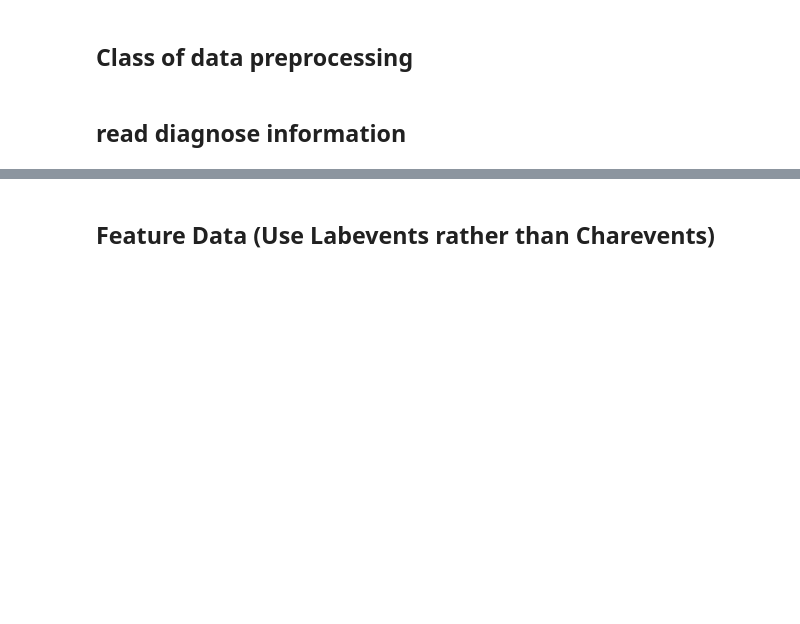
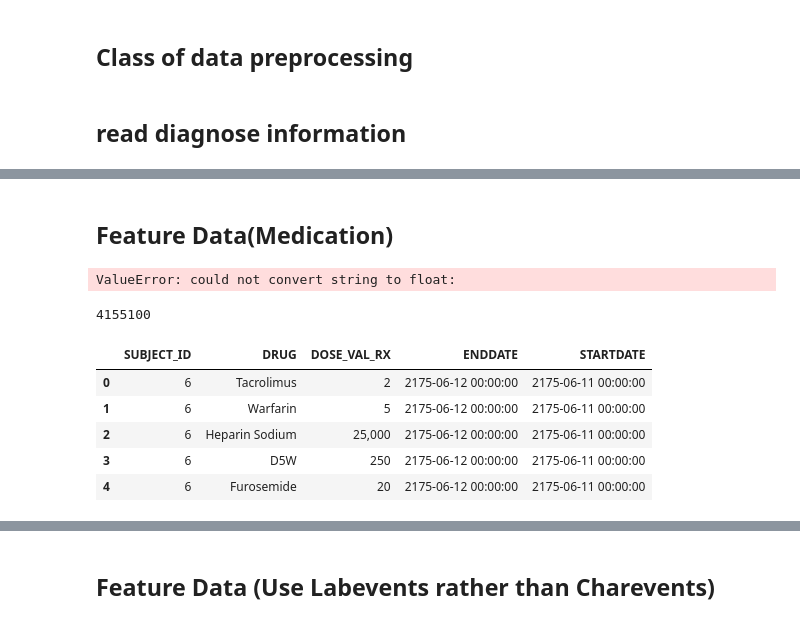
Before and after one commit to liuzi/Clinic-Analysis, a Jupyter notebook: Clustering.ipynb, the cells around one changed output, grey strips where cells are left out. Saved outputs shown, nothing was run; the diff lists cells and outputs as text; code cells hidden in the pictures; blank space fills up the shorter version.

```diff
--- a/Clustering.ipynb
+++ b/Clustering.ipynb
@@ -122,0 +153,2 @@ class Data_Preprocessing():
+# %% [markdown]
+## Feature Data(Medication)
@@ -122,0 +170,29 @@ class Data_Preprocessing():
+# %%
+
+test = pres_clean_df[:4155099]
+test.DOSE_VAL_RX = test.DOSE_VAL_RX.apply(lambda x: \
+#                                           np.average([float(i) for i in digit.sub('',str(x)).split('-')]))
+                                            np.average(list(map(float,digit.sub('',str(x)).split('-')))))
+
+
+test.head()
+# %% [output]
+ValueError: could not convert string to float:
+# %%
+len(pres_clean_df)
+# %% [output]
+4155100
+# %%
+## Delete records with less frequent drugs
+topN = 100
+pres_mostfreq = pres_clean_df.groupby('DRUG').size().\
+reset_index(name='counts').sort_values(ascending=0,by='counts')[:topN]['DRUG']
+pres_mostfreq_df = pres_clean_df[pres_clean_df['DRUG'].isin(pres_mostfreq)]
+pres_mostfreq_df.head()
+# %% [output]
+|  | SUBJECT_ID | DRUG | DOSE_VAL_RX | ENDDATE | STARTDATE |
+| 0 | 6 | Tacrolimus | 2 | 2175-06-12 00:00:00 | 2175-06-11 00:00:00 |
+| 1 | 6 | Warfarin | 5 | 2175-06-12 00:00:00 | 2175-06-11 00:00:00 |
+| 2 | 6 | Heparin Sodium | 25,000 | 2175-06-12 00:00:00 | 2175-06-11 00:00:00 |
+| 3 | 6 | D5W | 250 | 2175-06-12 00:00:00 | 2175-06-11 00:00:00 |
+| 4 | 6 | Furosemide | 20 | 2175-06-12 00:00:00 | 2175-06-11 00:00:00 |
```
Also changed, not shown: parts of 17 cells of this notebook.
